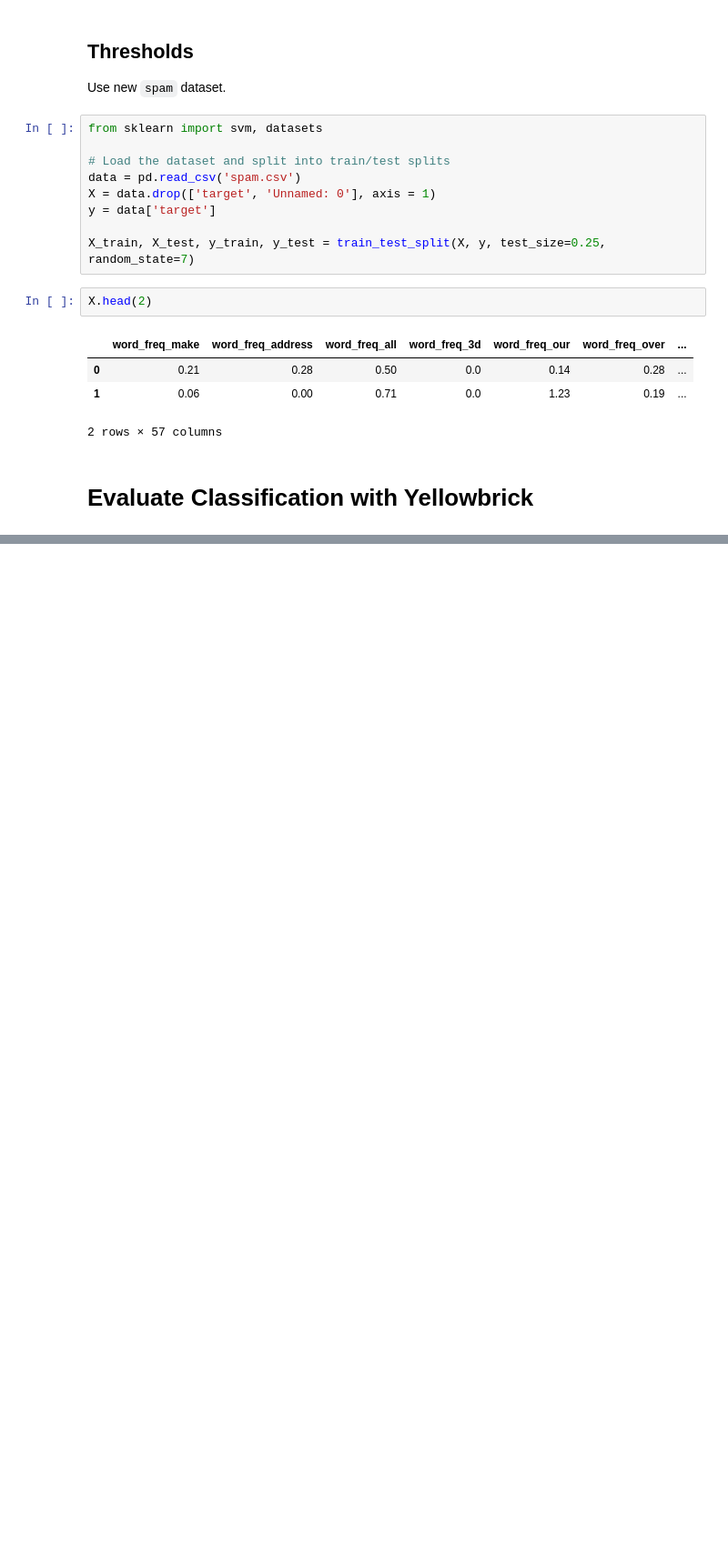
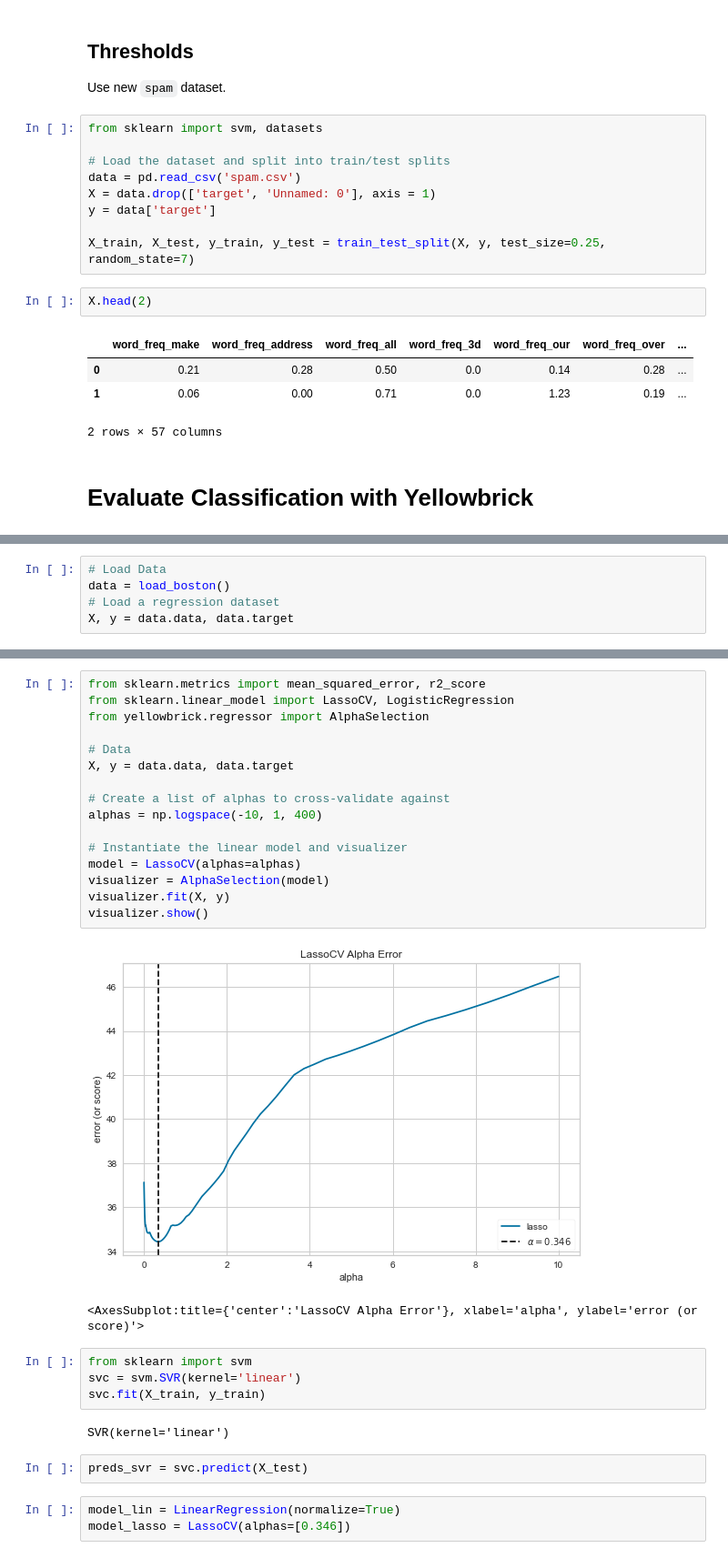
Before and after one commit to maxistaebler/towardsdatascience, a Jupyter notebook: evaluation-metrics/evaluationmetrics.ipynb, the cells around one changed output, grey strips where cells are left out. Shown: that part at 91% size. Drawn from its saved outputs; the diff is of its cells as text; blank space fills up the shorter version.

```diff
--- a/evaluation-metrics/evaluationmetrics.ipynb
+++ b/evaluation-metrics/evaluationmetrics.ipynb
@@ -195,0 +198,5 @@ viz.show(outpath="./plots/precisionrecallcurve.png");
+# %%
+# Load Data
+data = load_boston()
+# Load a regression dataset
+X, y = data.data, data.target
@@ -195,0 +236,30 @@ viz.show(outpath="./plots/precisionrecallcurve.png");
+# %%
+from sklearn.metrics import mean_squared_error, r2_score
+from sklearn.linear_model import LassoCV, LogisticRegression
+from yellowbrick.regressor import AlphaSelection
+
+# Data
+X, y = data.data, data.target
+
+# Create a list of alphas to cross-validate against
+alphas = np.logspace(-10, 1, 400)
+
+# Instantiate the linear model and visualizer
+model = LassoCV(alphas=alphas)
+visualizer = AlphaSelection(model)
+visualizer.fit(X, y)
+visualizer.show()
+# %% [output]
+[figure, added]
+<AxesSubplot:title={'center':'LassoCV Alpha Error'}, xlabel='alpha', ylabel='error (or score)'>
+# %%
+from sklearn import svm
+svc = svm.SVR(kernel='linear')
+svc.fit(X_train, y_train)
+# %% [output]
+SVR(kernel='linear')
+# %%
+preds_svr = svc.predict(X_test)
+# %%
+model_lin = LinearRegression(normalize=True)
+model_lasso = LassoCV(alphas=[0.346])
```
Also changed, not shown: parts of 19 cells of this notebook, 8 other files.
